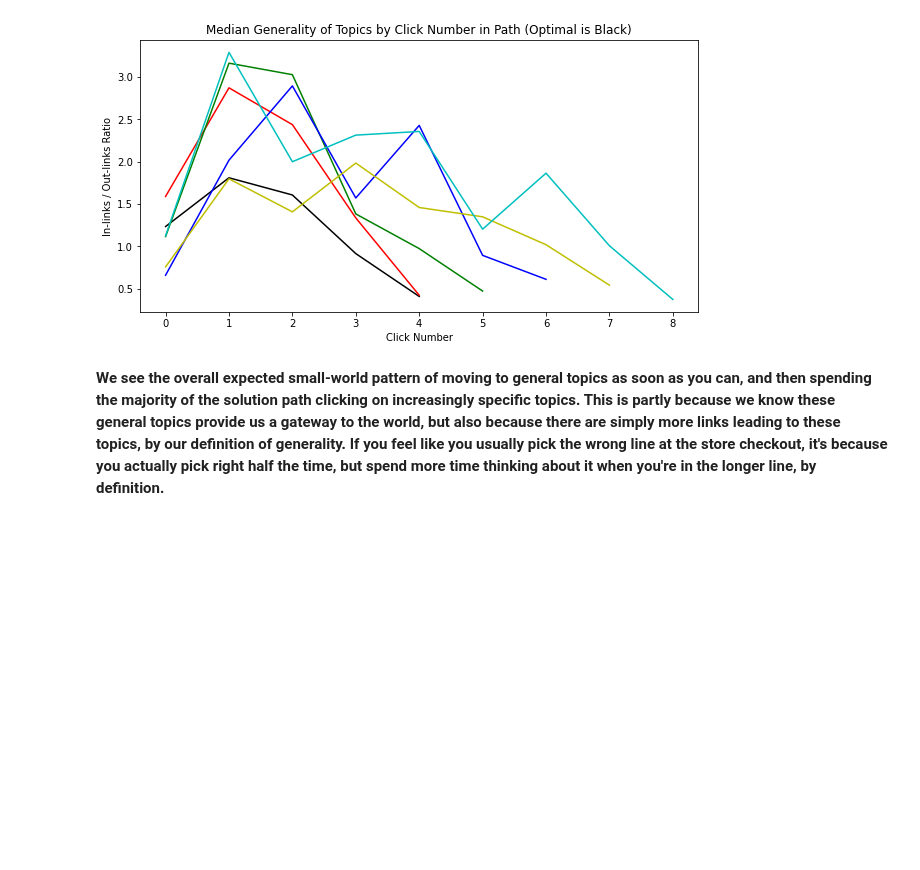
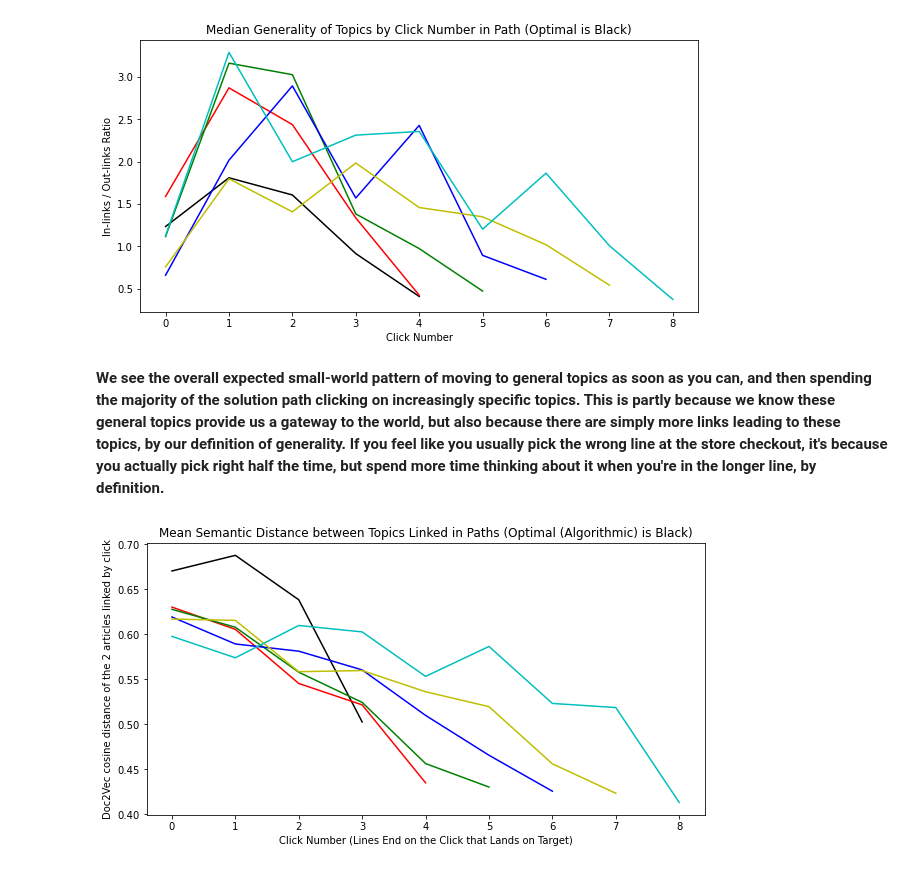
Before and after one commit to ebhtra/gory-graph, a Jupyter notebook: Wikispeedia/Submission.ipynb, the cells around one changed output. Drawn from its saved outputs; the diff is of its cells as text; code cells hidden in the pictures; blank space fills up the shorter version.

Commit message:
reinterpret indegree/outdegree charts

```diff
--- a/Wikispeedia/Submission.ipynb
+++ b/Wikispeedia/Submission.ipynb
@@ -488,3 +488,6 @@ Possibly this is a good moment to pause and reflect on the six degrees of separa
 It's apparent from a glance at that `head` that some targets (Wikisource and Upsilon_Andromedae_c) are particularly hard to get to, which will equate to having a low generality score in our calculations.  No matter where you start in Wikispeedia, you can get almost anywhere in a small number of steps, but a target that has few in-links, and maybe most of those links come from topics that themselves have few in-links, is going to be very hard to find, especially for a human.
 # %%
 rand4 = fours.sample(100, random_state=6)  # the 100 random sample rows
+# %%
+bigrand4 = fours.sample(10000, random_state=620)
+bigrand4.head()
@@ -501,6 +511,20 @@ rand4.head()
 100 optimal paths of 4 steps:
 # %%
 algopaths = [nx.shortest_path(DG, s, t) for s,t in rand4.from_to]
+# %%
+# 10000 opts
+bigalgopaths = [nx.shortest_path(DG, s, t) for s, t in bigrand4.from_to]
+bighumanpaths = []
+for (s,t), minL in zip(bigrand4.from_to, bigrand4.min_length):
+    # get all actual paths that ended at target and had source somewhere
+    paths = [p for p in paths_finished if p[-1] == t and s in p]
+    # use only the best human paths
+    for path in paths:
+        if path[-minL-1] == s:
+            bighumanpaths.append(path[-minL-1:])
+            break
+
+bighumanpaths = [[topic for topic in path if topic != '<'] for path in bighumanpaths]
 # %% [markdown]
 Shortest paths navigated by humans for the same pairs:
 # %%
@@ -536,3 +560,16 @@ print(humanpaths[2])
 # use the lookup table we made earlier for generality
 algogens = [[gens[topic] for topic in path] for path in algopaths]
 humangens = [[gens[topic] for topic in path] for path in humanpaths]
+# %%
+bigalgogens = [[gens[topic] for topic in path] for path in bigalgopaths]
+bighumangens = [[gens[topic] for topic in path] for path in bighumanpaths]
+bigalgosims = [[DG.edge[path[i]][path[i+1]]['d2v'] for i in range(len(path)-1)] for path in bigalgopaths]
+bighumansims = []
+for path in bighumanpaths:
+    sims = []
+    for i in range(len(path)-1):
+        try:
+            sims.append(DG.edge[path[i]][path[i+1]]['d2v'])
+        except KeyError:
+            sims.append(0.5)
+    bighumansims.append(sims)
@@ -586,3 +625,16 @@ plt.xlabel('Click Number');
 [figure]
 # %% [markdown]
 **We see the overall expected small-world pattern of moving to general topics as soon as you can, and then spending the majority of the solution path clicking on increasingly specific topics.  This is partly because we know these general topics provide us a gateway to the world, but also because there are simply more links leading to these topics, by our definition of generality.  If you feel like you usually pick the wrong line at the store checkout, it's because you actually pick right half the time, but spend more time thinking about it when you're in the longer line, by definition.**
+# %%
+bigmeanAlgoSims = np.mean(np.array(bigalgosims), axis=0)
+
+plt.figure(figsize=(10,5))
+plt.plot(bigmeanAlgoSims, color='k')
+colors = list('rgbyc')
+for i in range(5,10):
+    plt.plot(np.mean(np.array([h for h in bighumansims if len(h) == i]), axis=0), color=colors[i-5])
+plt.title('Mean Semantic Distance between Topics Linked in Paths (Optimal (Algorithmic) is Black)')
+plt.ylabel('Doc2Vec cosine distance of the 2 articles linked by click')
+plt.xlabel('Click Number (Lines End on the Click that Lands on Target)');
+# %% [output]
+[figure, added]
```
Also changed, not shown: parts of 4 cells of this notebook.
